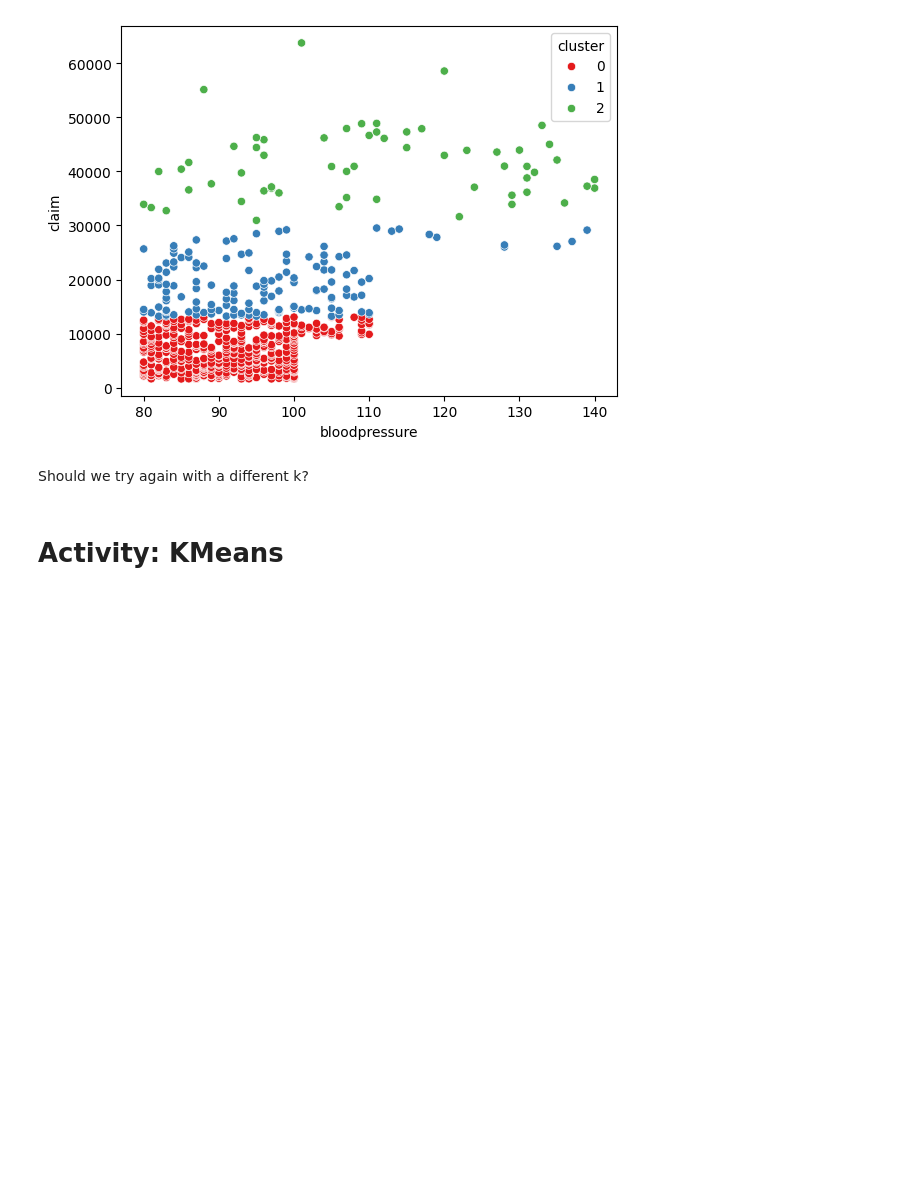
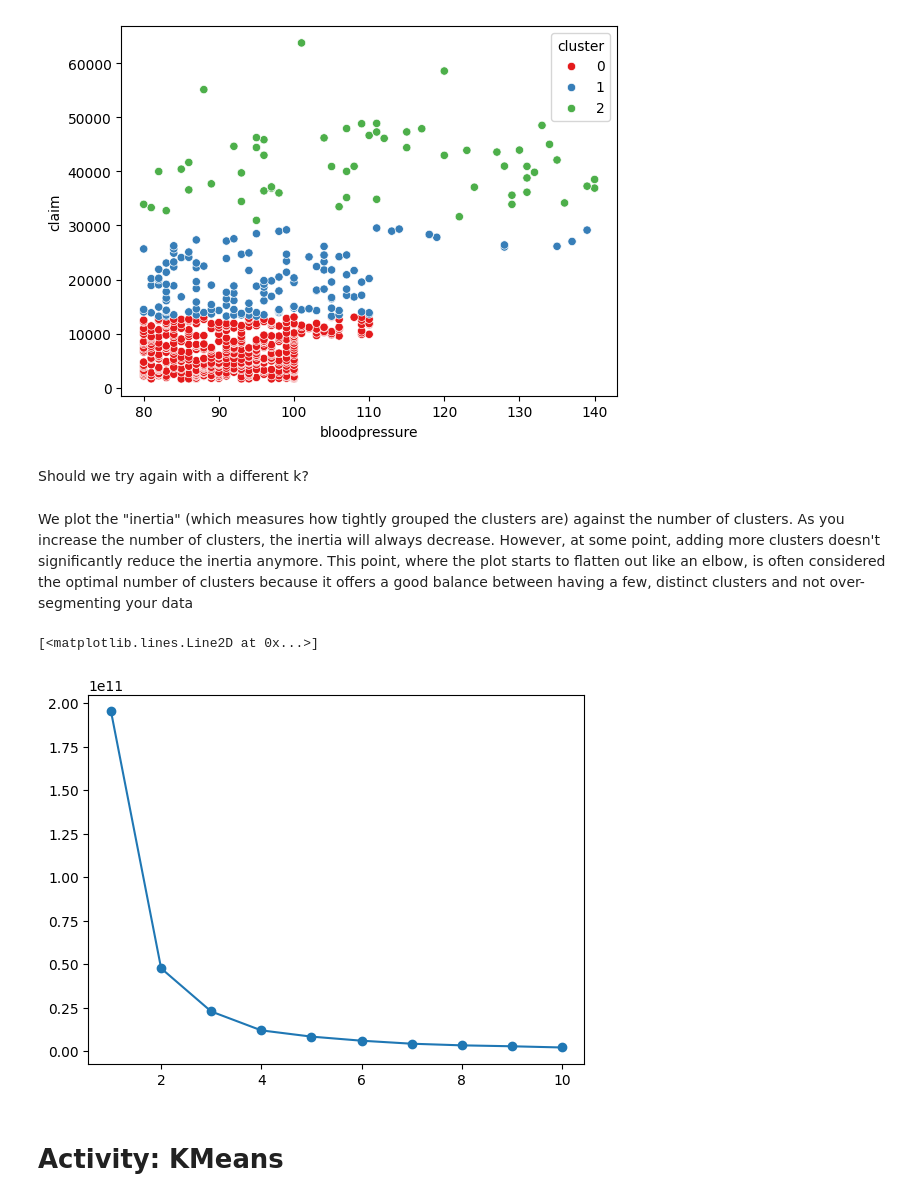
Before and after one commit to lcbjrrr/quantai, a Jupyter notebook: M6_Py_ML_Clust.ipynb, the cells around one changed output. Cells and saved outputs as stored; diff of their text form; code cells hidden in the pictures; blank space fills up the shorter version.

```diff
--- a/M6_Py_ML_Clust.ipynb
+++ b/M6_Py_ML_Clust.ipynb
@@ -118,6 +119,22 @@ sns.scatterplot(x=df_female['bloodpressure'],y=df_female['claim'],hue=df_female[
 [figure]
 # %% [markdown]
 Should we try again with a different k?
+# %% [markdown]
+We plot the "inertia" (which measures how tightly grouped the clusters are) against the number of clusters. As you increase the number of clusters, the inertia will always decrease. However, at some point, adding more clusters doesn't significantly reduce the inertia anymore. This point, where the plot starts to flatten out like an elbow, is often considered the optimal number of clusters because it offers a good balance between having a few, distinct clusters and not over-segmenting your data
+# %%
+import matplotlib.pyplot as plt
+inertias = []
+ks = range(1, 11)
+
+for k in ks:
+    kmeans = KMeans(n_clusters=k)
+    kmeans.fit(df)
+    inertias.append(kmeans.inertia_)
+
+plt.plot(ks, inertias, marker='o')
+# %% [output]
+[<matplotlib.lines.Line2D at 0x...>]
+[figure, added]
 # %% [markdown]
 # Activity: KMeans
 # %% [markdown]
```
Also changed, not shown: parts of 1 cell of this notebook.
